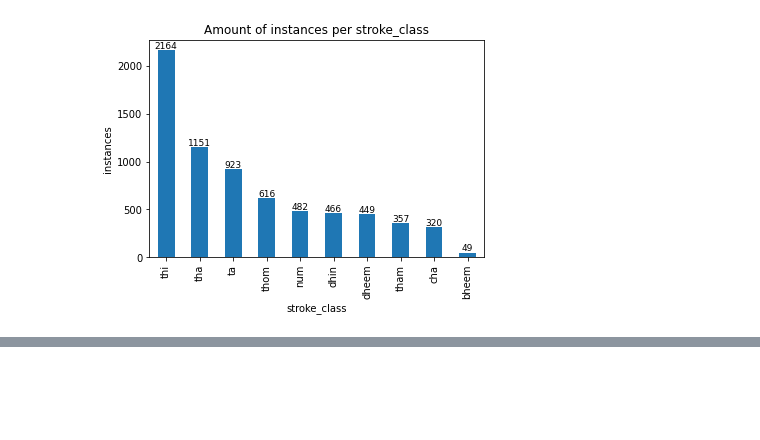
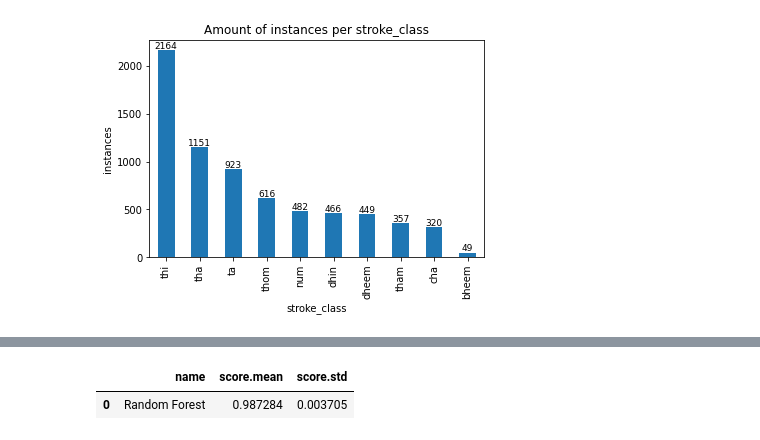
Before and after one commit to eagomez2/mir_basics, a Jupyter notebook: eagomez_assignment01_exemplary_mir_workflow.ipynb, the cells around one changed output, grey strips where cells are left out. Cells and saved outputs as stored; diff of their text form; code cells hidden in the pictures; blank space fills up the shorter version.

```diff
--- a/eagomez_assignment01_exemplary_mir_workflow.ipynb
+++ b/eagomez_assignment01_exemplary_mir_workflow.ipynb
@@ -768,0 +835,5 @@ plot_class_distribution_barplot(df_stroke_norm_bal.stroke_class)
+# %%
+%%time
+rfecv = RFECV(estimator=stroke_clfs['Random Forest'], step=1, cv=10, scoring='accuracy')
+rfecv = rfecv.fit(X_stroke_norm_bal, y_stroke_norm_bal)
+print(f'Optimal number of features: {rfecv.n_features_}')
@@ -768,0 +844,8 @@ plot_class_distribution_barplot(df_stroke_norm_bal.stroke_class)
+# %%
+X_rfecv = rfecv.transform(X_stroke_norm_bal)
+scores_rfecv = cross_val_score(stroke_clfs['Random Forest'], X_rfecv, y_stroke_norm_bal, cv=10)
+df_scores_rfecv = pd.DataFrame([{'name': 'Random Forest', 'score.mean': scores_rfecv.mean(), 'score.std': scores_rfecv.std()}])
+display(df_scores_rfecv)
+# %% [output]
+|  | name | score.mean | score.std |
+| 0 | Random Forest | 0.987284 | 0.003705 |
```
Also changed, not shown: parts of 18 cells of this notebook.
